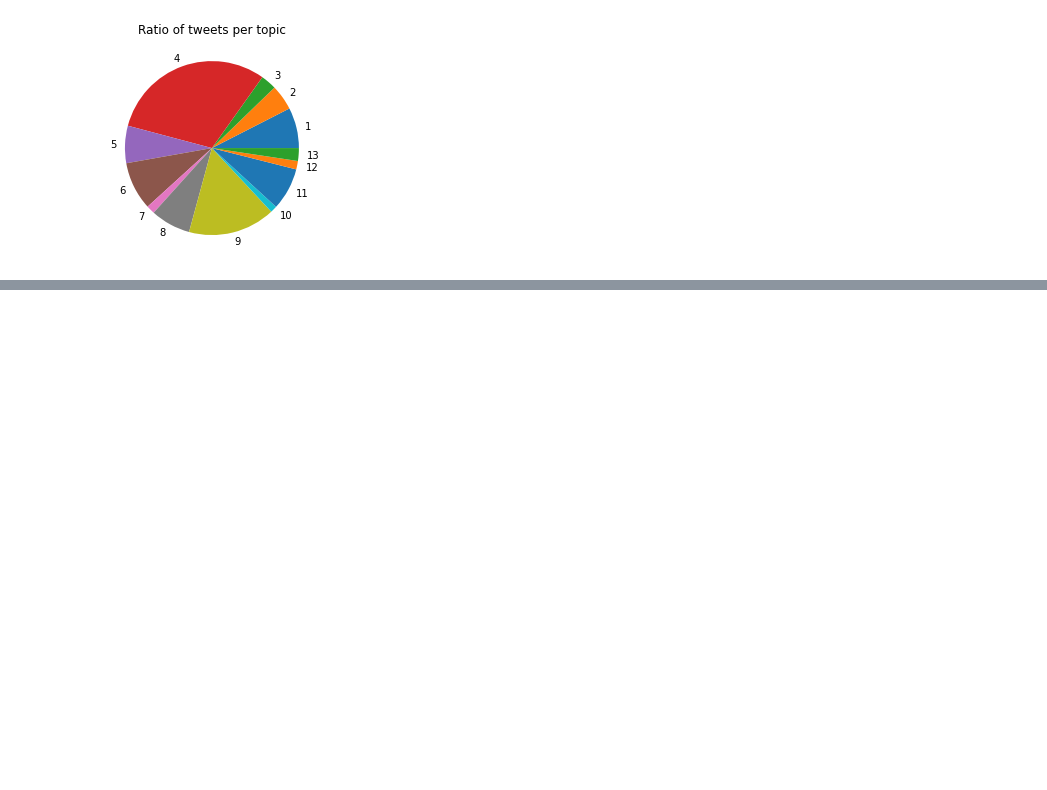
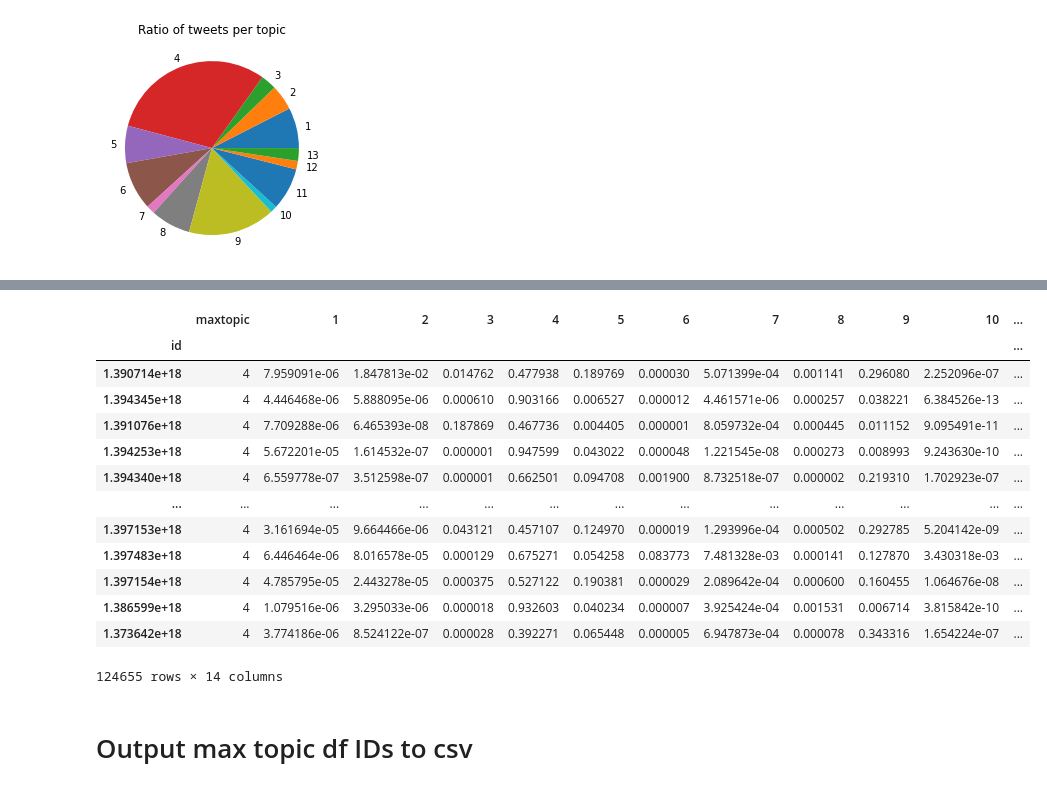
Before and after one commit to ginalamp/NFT_Twitter_Evolution, a Jupyter notebook: src/notebooks/largest_topic.ipynb, the cells around one changed output, grey strips where cells are left out. Drawn from its saved outputs; the diff is of its cells as text; code cells hidden in the pictures; blank space fills up the shorter version.

```diff
--- a/src/notebooks/largest_topic.ipynb
+++ b/src/notebooks/largest_topic.ipynb
@@ -122,7 +122,8 @@ df
 Topic with the most tweets having the highest probability of being in it
 # %%
 # count the number of tweets per topic (and sort in descending order)
-df['maxtopic'].value_counts()
+topic_counts = df['maxtopic'].value_counts()
+topic_counts
 # %% [output]
 4     124655
 9      65702
@@ -142,0 +142,4 @@ Name: maxtopic, dtype: int64
+# %%
+# get max topic
+max_topic = topic_counts.index[0]
+max_topic
@@ -177,0 +206,20 @@ plt.show()
+# %%
+max_topic_df = df.loc[df['maxtopic'] == max_topic]
+max_topic_df
+# %% [output]
+|  | maxtopic | 1 | 2 | 3 | 4 | 5 | 6 | 7 | 8 | 9 | 10 | ... |
+| id |  |  |  |  |  |  |  |  |  |  |  | ... |
+| 1.390714e+18 | 4 | 7.959091e-06 | 1.847813e-02 | 0.014762 | 0.477938 | 0.189769 | 0.000030 | 5.071399e-04 | 0.001141 | 0.296080 | 2.252096e-07 | ... |
+| 1.394345e+18 | 4 | 4.446468e-06 | 5.888095e-06 | 0.000610 | 0.903166 | 0.006527 | 0.000012 | 4.461571e-06 | 0.000257 | 0.038221 | 6.384526e-13 | ... |
+| 1.391076e+18 | 4 | 7.709288e-06 | 6.465393e-08 | 0.187869 | 0.467736 | 0.004405 | 0.000001 | 8.059732e-04 | 0.000445 | 0.011152 | 9.095491e-11 | ... |
+| 1.394253e+18 | 4 | 5.672201e-05 | 1.614532e-07 | 0.000001 | 0.947599 | 0.043022 | 0.000048 | 1.221545e-08 | 0.000273 | 0.008993 | 9.243630e-10 | ... |
+| 1.394340e+18 | 4 | 6.559778e-07 | 3.512598e-07 | 0.000001 | 0.662501 | 0.094708 | 0.001900 | 8.732518e-07 | 0.000002 | 0.219310 | 1.702923e-07 | ... |
+| ... | ... | ... | ... | ... | ... | ... | ... | ... | ... | ... | ... | ... |
+| 1.397153e+18 | 4 | 3.161694e-05 | 9.664466e-06 | 0.043121 | 0.457107 | 0.124970 | 0.000019 | 1.293996e-04 | 0.000502 | 0.292785 | 5.204142e-09 | ... |
+| 1.397483e+18 | 4 | 6.446464e-06 | 8.016578e-05 | 0.000129 | 0.675271 | 0.054258 | 0.083773 | 7.481328e-03 | 0.000141 | 0.127870 | 3.430318e-03 | ... |
+| 1.397154e+18 | 4 | 4.785795e-05 | 2.443278e-05 | 0.000375 | 0.527122 | 0.190381 | 0.000029 | 2.089642e-04 | 0.000600 | 0.160455 | 1.064676e-08 | ... |
+| 1.386599e+18 | 4 | 1.079516e-06 | 3.295033e-06 | 0.000018 | 0.932603 | 0.040234 | 0.000007 | 3.925424e-04 | 0.001531 | 0.006714 | 3.815842e-10 | ... |
+| 1.373642e+18 | 4 | 3.774186e-06 | 8.524122e-07 | 0.000028 | 0.392271 | 0.065448 | 0.000005 | 6.947873e-04 | 0.000078 | 0.343316 | 1.654224e-07 | ... |
+124655 rows × 14 columns
+# %% [markdown]
+# Output max topic df IDs to csv
```
Also changed, not shown: parts of 16 cells of this notebook, 1 other file.
